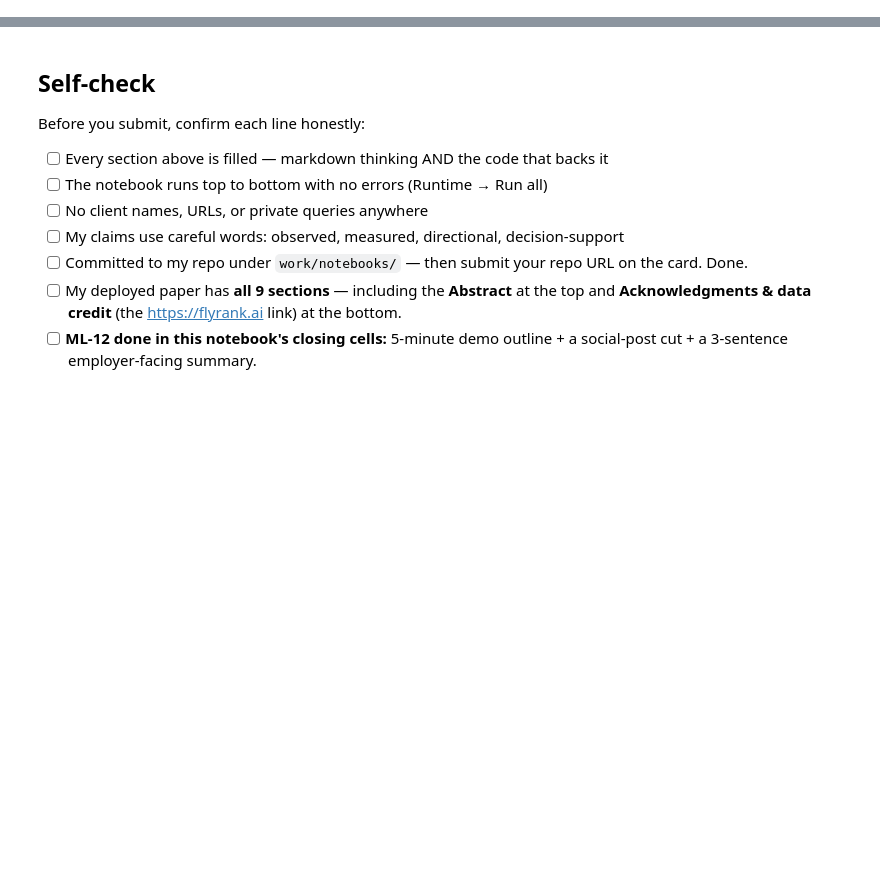
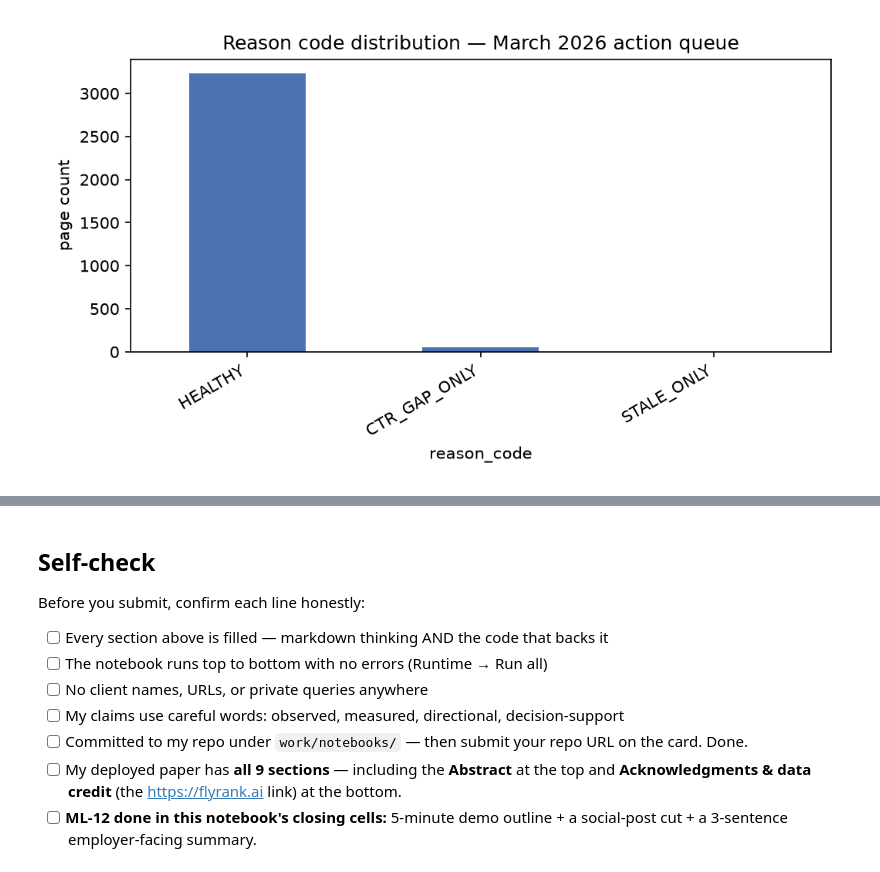
Before and after one commit to SajidurCodes/flyrank-ml-starter, a Jupyter notebook: work/notebooks/capstone.ipynb, the cells around one changed output, grey strips where cells are left out. Cells and saved outputs as stored; diff of their text form; code cells hidden in the pictures; blank space fills up the shorter version.

```diff
--- a/work/notebooks/capstone.ipynb
+++ b/work/notebooks/capstone.ipynb
@@ -36,0 +9,13 @@ This skeleton is yours to fill. Work the sections **in order** — each one has
+# %%
+import json
+from pathlib import Path
+import pandas as pd
+
+PROJECT_ROOT = Path(r"C:\Projects AI ML\flyrank-ml-starter")
+
+with open(PROJECT_ROOT / "work" / "outputs" / "w07_metrics.json") as f:
+    METRICS = json.load(f)
+
+print(json.dumps(METRICS, indent=2))
+
+BASE_RATE = 0.6416
@@ -36,0 +182,7 @@ This skeleton is yours to fill. Work the sections **in order** — each one has
+# %%
+# Reload the figure to confirm it renders before embedding in the paper
+from PIL import Image
+img_path = PROJECT_ROOT / "work" / "figures" / "reason_code_distribution.png"
+Image.open(img_path)
+# %% [output]
+[figure, added]
```
Also changed, not shown: parts of 22 cells of this notebook, 3 other files.
